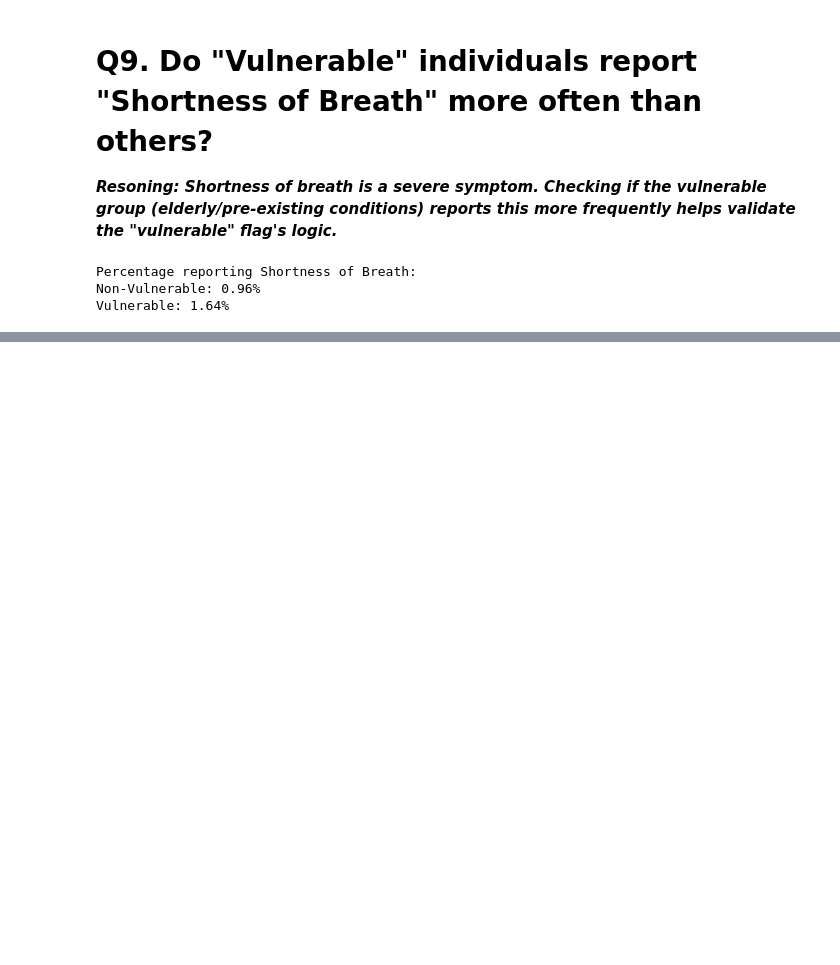
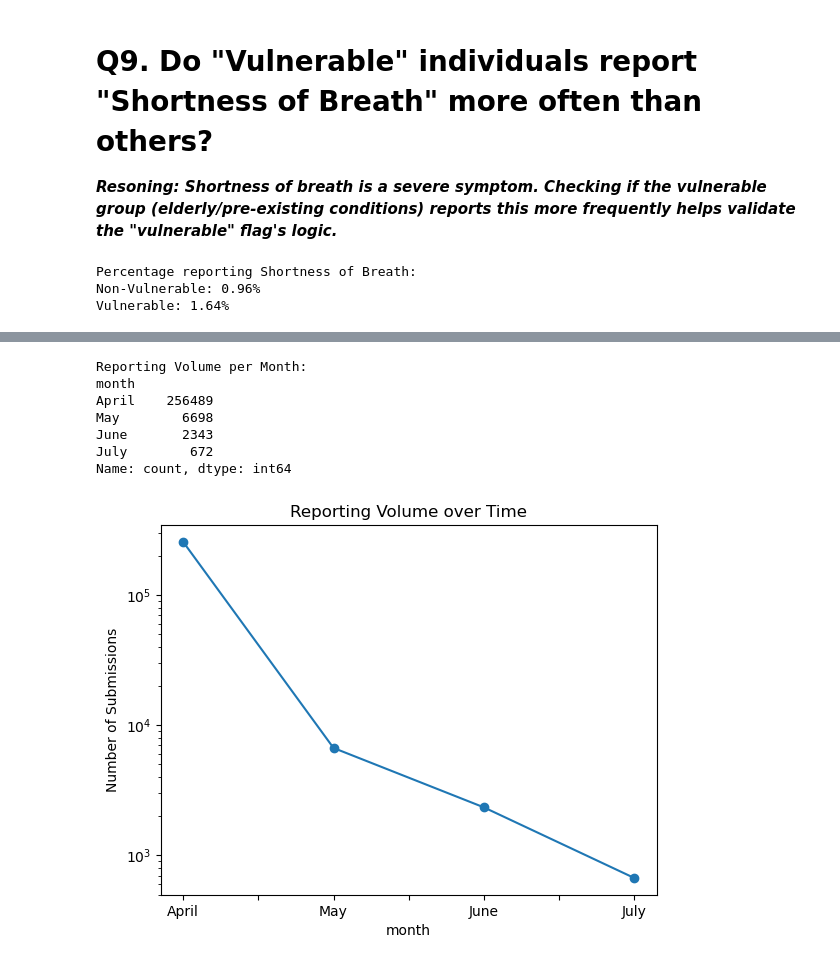
Before and after one commit to neeturathaur-sys/Team8_PyMaster_PythonHackathon_December25, a Jupyter notebook: Team8_PyMasters_2.DescriptiveAnalysis.ipynb, the cells around one changed output, grey strips where cells are left out. Drawn from its saved outputs; the diff is of its cells as text; code cells hidden in the pictures; blank space fills up the shorter version.

```diff
--- a/Team8_PyMasters_2.DescriptiveAnalysis.ipynb
+++ b/Team8_PyMasters_2.DescriptiveAnalysis.ipynb
@@ -405,0 +396,25 @@ Vulnerable: 1.64%
+# %%
+# 1. Combine the datasets horizontally
+# We pad with NaNs where lengths differ to keep all records
+df_combined = pd.concat([df1, df2, df3], axis=1)
+
+# 3. Aggregate month counts across all dataframes for the volume trend
+all_months = pd.concat([df1['month'], df2['month'], df3['month']])
+monthly_engagement = all_months.value_counts().reindex(['April', 'May', 'June', 'July'])
+
+print("Reporting Volume per Month:")
+print(monthly_engagement)
+
+# 4. Plot the trend
+monthly_engagement.plot(kind='line', marker='o', title='Reporting Volume over Time')
+plt.ylabel('Number of Submissions')
+plt.yscale('log') # Log scale used due to the massive scale difference
+# %% [output]
+Reporting Volume per Month:
+month
+April    256489
+May        6698
+June       2343
+July        672
+Name: count, dtype: int64
+[figure, added]
```
Also changed, not shown: parts of 3 cells of this notebook.
